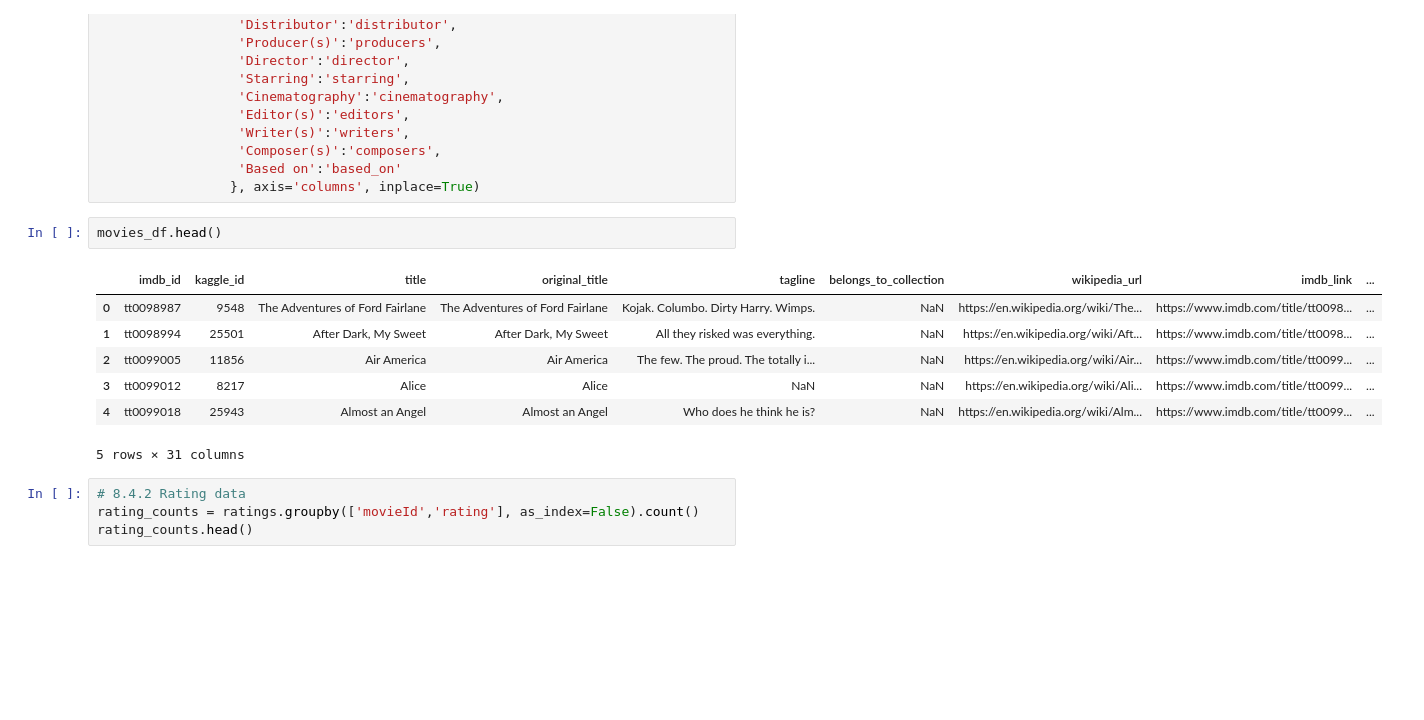
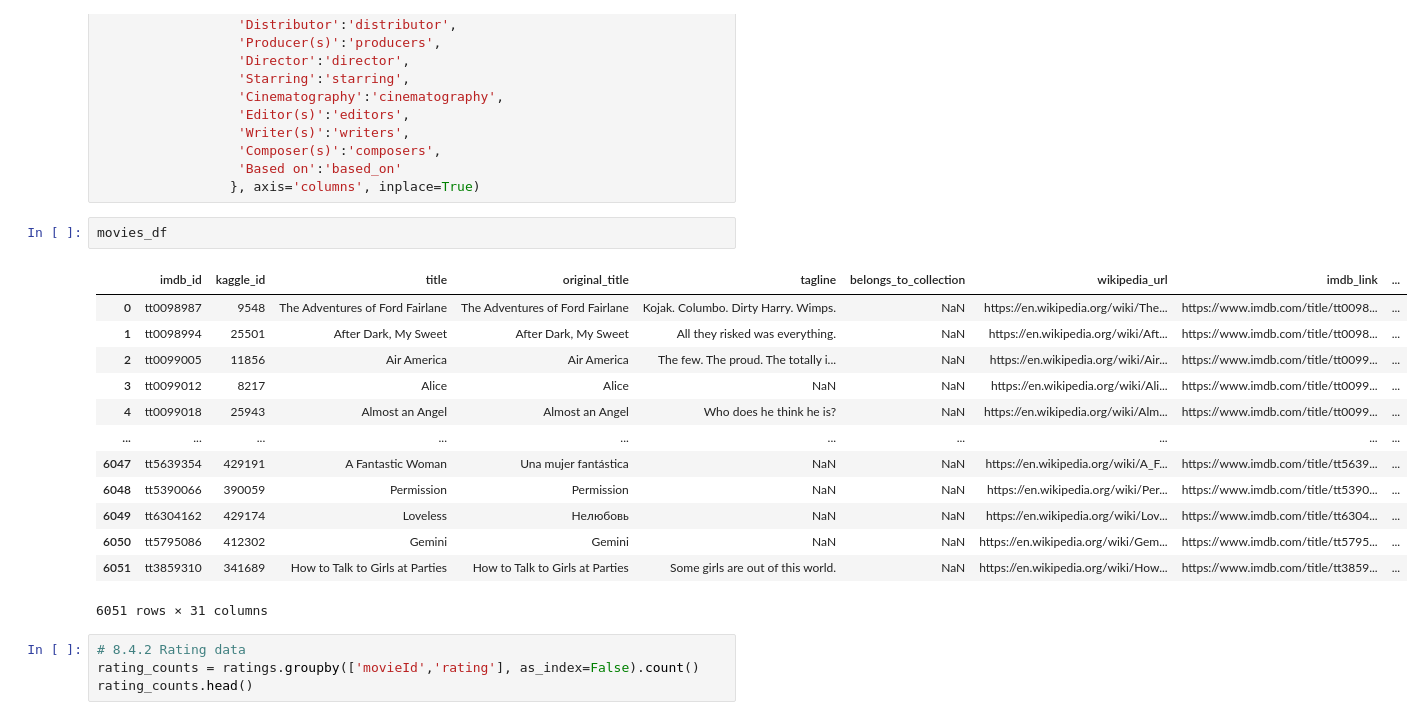
Before and after one commit to krishnakalisarkar/Movies_ETL, a Jupyter notebook: ETL.ipynb, the cells around one changed output. Cells and saved outputs as stored; diff of their text form; blank space fills up the shorter version.

```diff
--- a/ETL.ipynb
+++ b/ETL.ipynb
@@ -1438,15 +1450,21 @@ movies_df.rename({'id':'kaggle_id',
                   'Based on':'based_on'
                  }, axis='columns', inplace=True)
 # %%
-movies_df.head()
+movies_df
 # %% [output]
 |  | imdb_id | kaggle_id | title | original_title | tagline | belongs_to_collection | wikipedia_url | imdb_link | ... |
 | 0 | tt0098987 | 9548 | The Adventures of Ford Fairlane | The Adventures of Ford Fairlane | Kojak. Columbo. Dirty Harry. Wimps. | NaN | https://en.wikipedia.org/wiki/The... | https://www.imdb.com/title/tt0098... | ... |
 | 1 | tt0098994 | 25501 | After Dark, My Sweet | After Dark, My Sweet | All they risked was everything. | NaN | https://en.wikipedia.org/wiki/Aft... | https://www.imdb.com/title/tt0098... | ... |
 | 2 | tt0099005 | 11856 | Air America | Air America | The few. The proud. The totally i... | NaN | https://en.wikipedia.org/wiki/Air... | https://www.imdb.com/title/tt0099... | ... |
 | 3 | tt0099012 | 8217 | Alice | Alice | NaN | NaN | https://en.wikipedia.org/wiki/Ali... | https://www.imdb.com/title/tt0099... | ... |
 | 4 | tt0099018 | 25943 | Almost an Angel | Almost an Angel | Who does he think he is? | NaN | https://en.wikipedia.org/wiki/Alm... | https://www.imdb.com/title/tt0099... | ... |
+| ... | ... | ... | ... | ... | ... | ... | ... | ... | ... |
+| 6047 | tt5639354 | 429191 | A Fantastic Woman | Una mujer fantástica | NaN | NaN | https://en.wikipedia.org/wiki/A_F... | https://www.imdb.com/title/tt5639... | ... |
+| 6048 | tt5390066 | 390059 | Permission | Permission | NaN | NaN | https://en.wikipedia.org/wiki/Per... | https://www.imdb.com/title/tt5390... | ... |
+| 6049 | tt6304162 | 429174 | Loveless | Нелюбовь | NaN | NaN | https://en.wikipedia.org/wiki/Lov... | https://www.imdb.com/title/tt6304... | ... |
+| 6050 | tt5795086 | 412302 | Gemini | Gemini | NaN | NaN | https://en.wikipedia.org/wiki/Gem... | https://www.imdb.com/title/tt5795... | ... |
+| 6051 | tt3859310 | 341689 | How to Talk to Girls at Parties | How to Talk to Girls at Parties | Some girls are out of this world. | NaN | https://en.wikipedia.org/wiki/How... | https://www.imdb.com/title/tt3859... | ... |
-5 rows × 31 columns
+6051 rows × 31 columns
 # %%
 # 8.4.2 Rating data
 rating_counts = ratings.groupby(['movieId','rating'], as_index=False).count()
```
Also changed, not shown: parts of 19 cells of this notebook, 2 other files.
